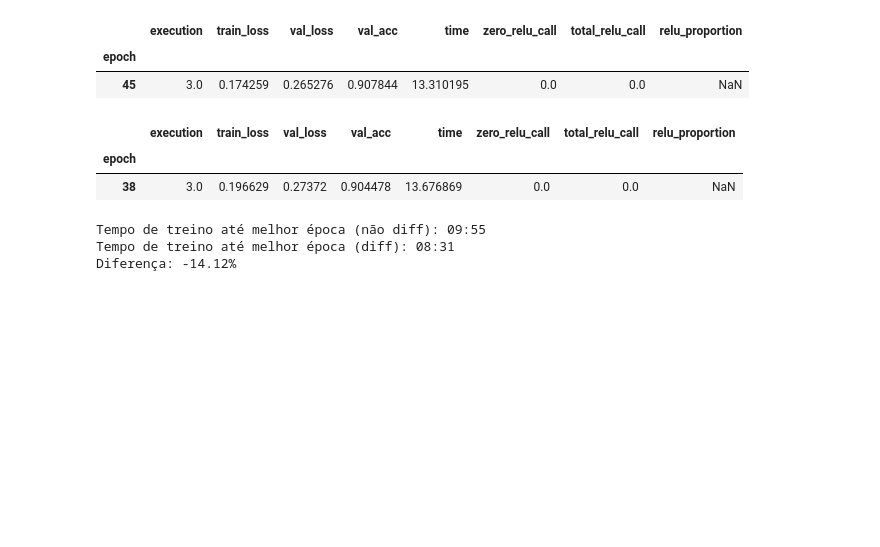
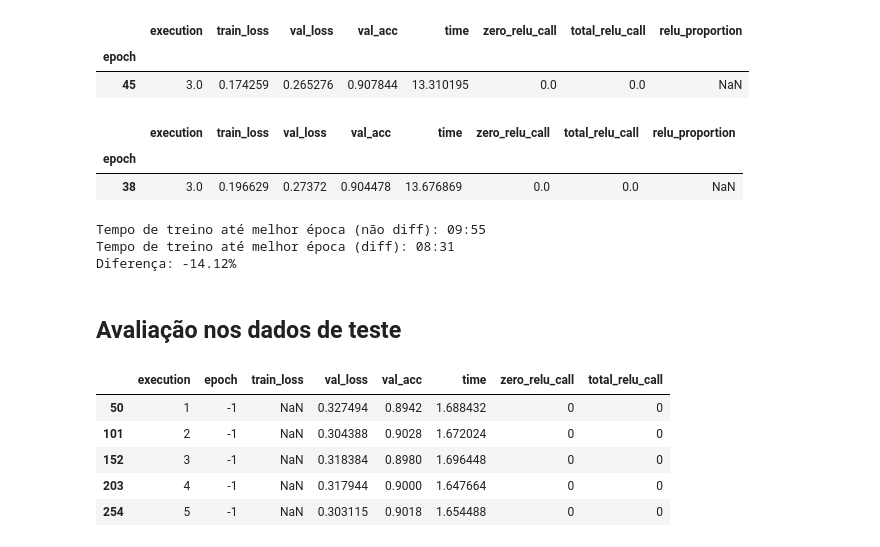
Before and after one commit to robertotomchak/ReLUDiffStudy, a Jupyter notebook: analysis_hochuli.ipynb, the cells around one changed output. Drawn from its saved outputs; the diff is of its cells as text; code cells hidden in the pictures; blank space fills up the shorter version.

Commit message:
Add test analysis

```diff
--- a/analysis_hochuli.ipynb
+++ b/analysis_hochuli.ipynb
@@ -208,3 +208,14 @@ print(f"Diferença: {round(100*(time_diff - time_original) / time_original, 2)}%
 Tempo de treino até melhor época (não diff): 09:55
 Tempo de treino até melhor época (diff): 08:31
 Diferença: -14.12%
+# %% [markdown]
+## Avaliação nos dados de teste
+# %%
+df_diff_test
+# %% [output]
+|  | execution | epoch | train_loss | val_loss | val_acc | time | zero_relu_call | total_relu_call |
+| 50 | 1 | -1 | NaN | 0.327494 | 0.8942 | 1.688432 | 0 | 0 |
+| 101 | 2 | -1 | NaN | 0.304388 | 0.9028 | 1.672024 | 0 | 0 |
+| 152 | 3 | -1 | NaN | 0.318384 | 0.8980 | 1.696448 | 0 | 0 |
+| 203 | 4 | -1 | NaN | 0.317944 | 0.9000 | 1.647664 | 0 | 0 |
+| 254 | 5 | -1 | NaN | 0.303115 | 0.9018 | 1.654488 | 0 | 0 |
```
Also changed, not shown: parts of 4 cells of this notebook, 1 other file.
